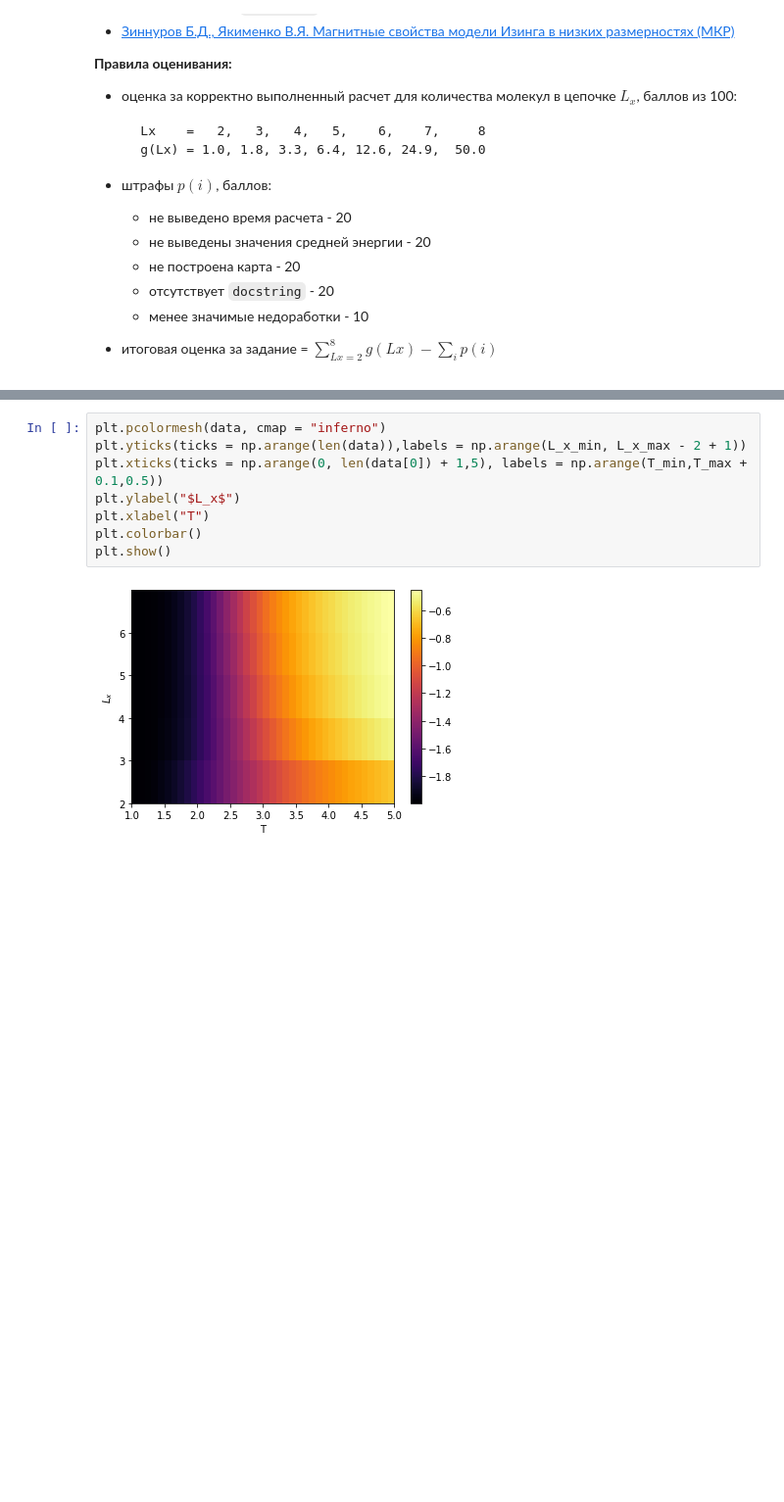
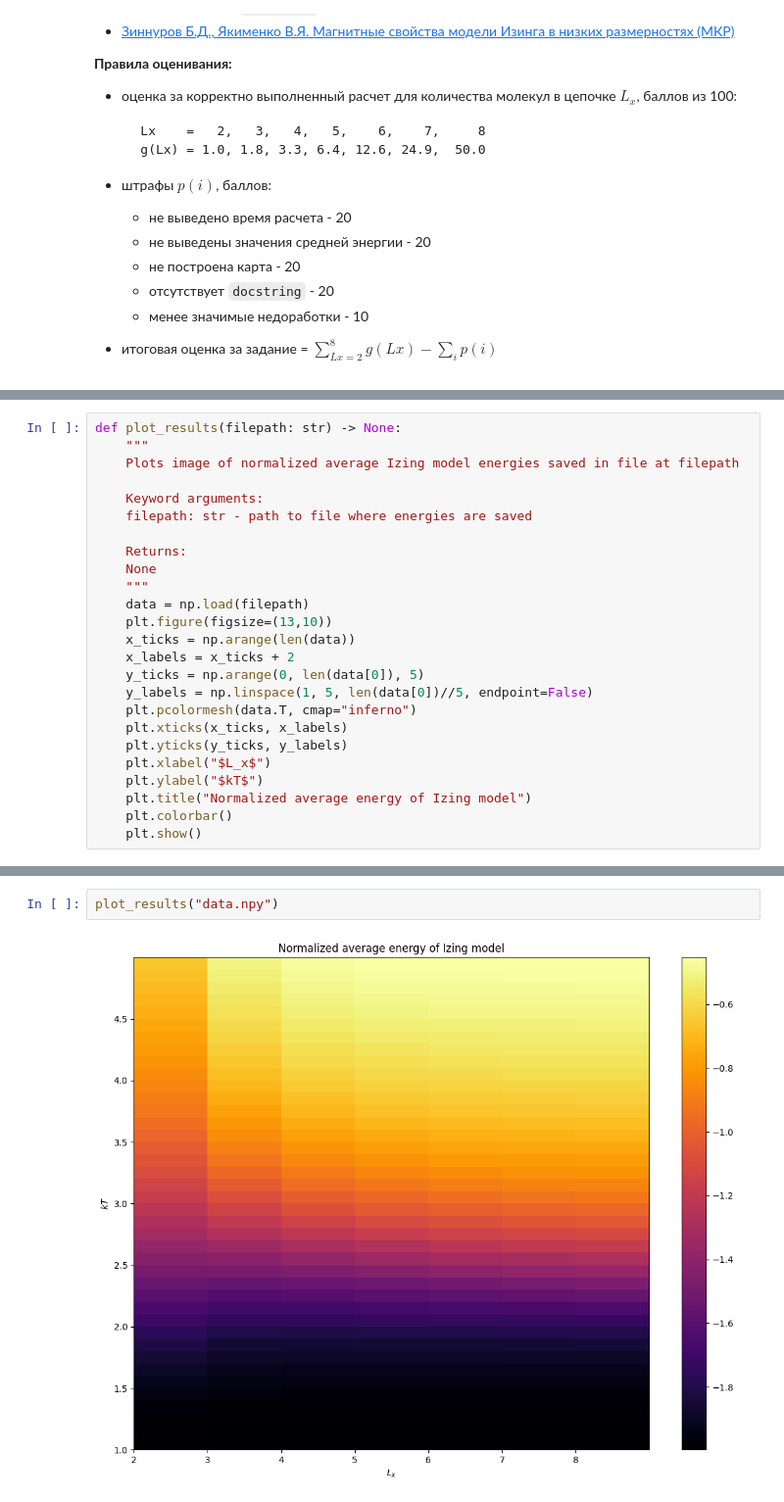
Before and after one commit to igmirnyy/CP3, a Jupyter notebook: HW3. ferromagnetic_energy_problem_2d/ferromagnetic_energy_problem_2d_2023.ipynb, the cells around one changed output, grey strips where cells are left out. Shown: that part at 98% size. Drawn from its saved outputs; the diff is of its cells as text; blank space fills up the shorter version.

```diff
--- a/HW3. ferromagnetic_energy_problem_2d/ferromagnetic_energy_problem_2d_2023.ipynb
+++ b/HW3. ferromagnetic_energy_problem_2d/ferromagnetic_energy_problem_2d_2023.ipynb
@@ -150,0 +213,25 @@ def get_average_izing_model_energy(L_x:int, L_y:int, T_array:int):
+# %%
+def plot_results(filepath: str) -> None:
+    """
+    Plots image of normalized average Izing model energies saved in file at filepath
+
+    Keyword arguments:
+    filepath: str - path to file where energies are saved
+
+    Returns:
+    None
+    """
+    data = np.load(filepath)
+    plt.figure(figsize=(13,10))
+    x_ticks = np.arange(len(data))
+    x_labels = x_ticks + 2
+    y_ticks = np.arange(0, len(data[0]), 5)
+    y_labels = np.linspace(1, 5, len(data[0])//5, endpoint=False)
+    plt.pcolormesh(data.T, cmap="inferno")
+    plt.xticks(x_ticks, x_labels)
+    plt.yticks(y_ticks, y_labels)
+    plt.xlabel("$L_x$")
+    plt.ylabel("$kT$")
+    plt.title("Normalized average energy of Izing model")
+    plt.colorbar()
+    plt.show()
@@ -203,10 +315,4 @@ data = np.load("data.npy")
-# %%
-plt.pcolormesh(data, cmap = "inferno")
-plt.yticks(ticks = np.arange(len(data)),labels = np.arange(L_x_min, L_x_max - 2 + 1))
-plt.xticks(ticks = np.arange(0, len(data[0]) + 1,5), labels = np.arange(T_min,T_max + 0.1,0.5))
-plt.ylabel("$L_x$")
-plt.xlabel("T")
-plt.colorbar()
-plt.show()
-# %% [output]
-[figure, removed]
+# %%
+plot_results("data.npy")
+# %% [output]
+[figure, added]
```
Also changed, not shown: parts of 15 cells of this notebook, 1 other file.
